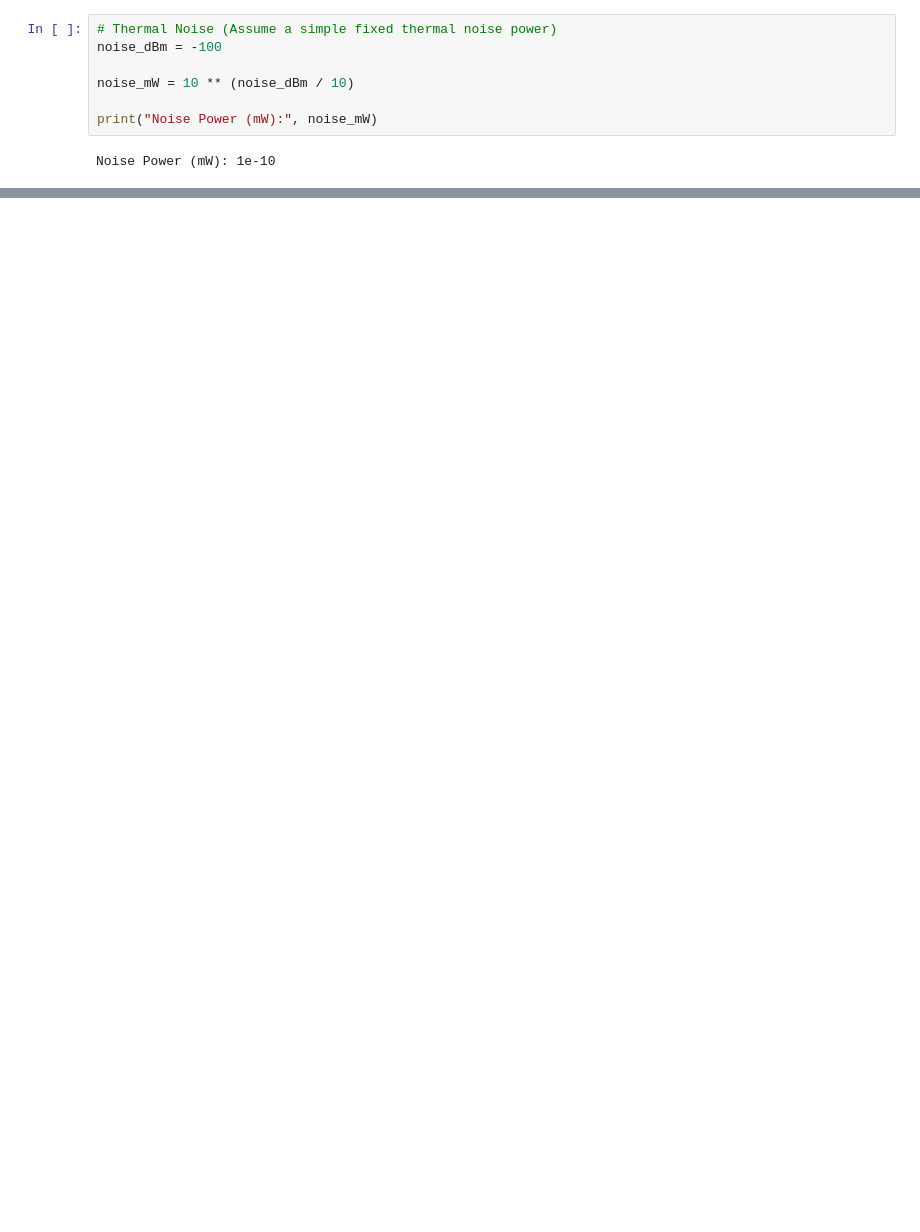
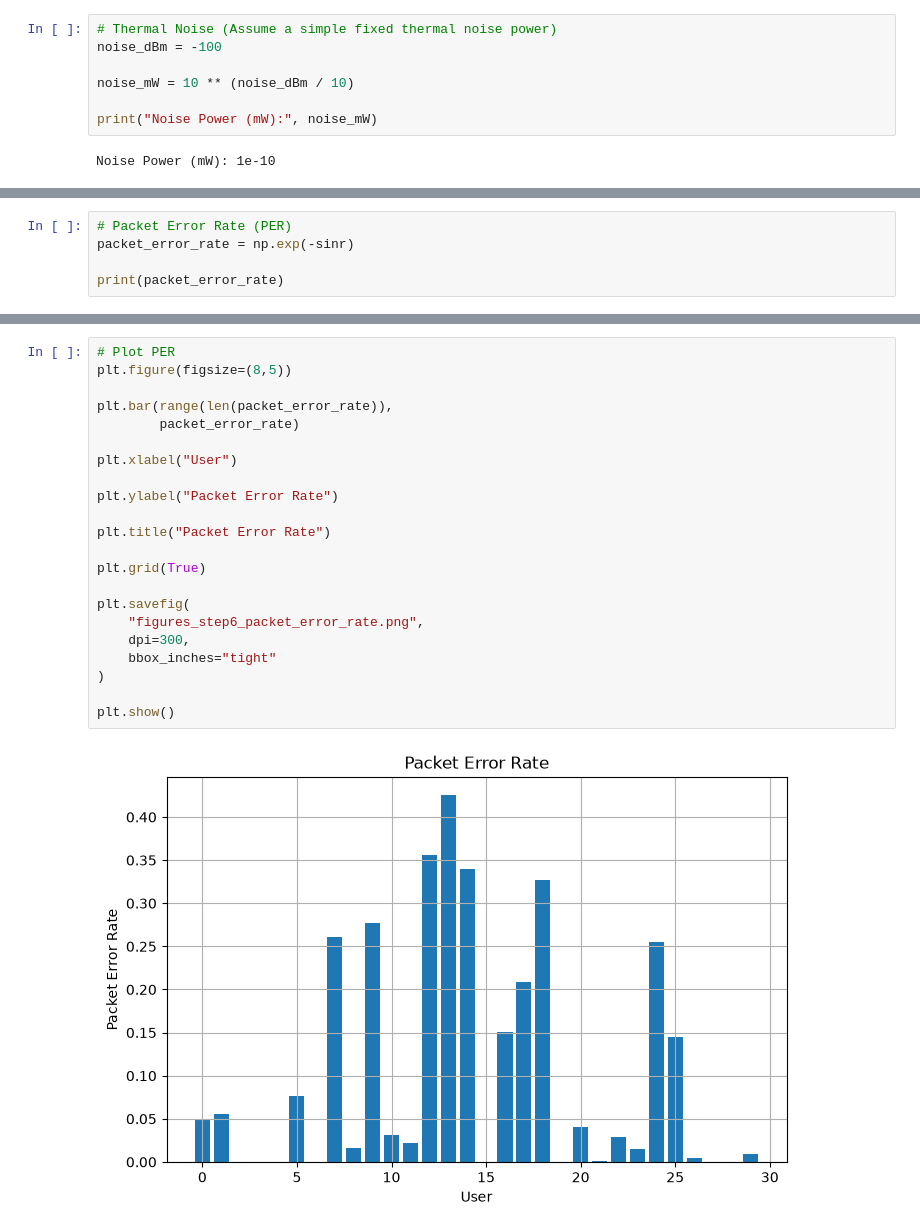
Before and after one commit to Chathuranga630/sionna, a Jupyter notebook: Spoofed_Traffic.ipynb, the cells around one changed output, grey strips where cells are left out. Cells and saved outputs as stored; diff of their text form; blank space fills up the shorter version.

```diff
--- a/Spoofed_Traffic.ipynb
+++ b/Spoofed_Traffic.ipynb
@@ -717,0 +782,5 @@ print(results.head())
+# %%
+# Packet Error Rate (PER)
+packet_error_rate = np.exp(-sinr)
+
+print(packet_error_rate)
@@ -717,0 +796,24 @@ print(results.head())
+# %%
+# Plot PER
+plt.figure(figsize=(8,5))
+
+plt.bar(range(len(packet_error_rate)),
+        packet_error_rate)
+
+plt.xlabel("User")
+
+plt.ylabel("Packet Error Rate")
+
+plt.title("Packet Error Rate")
+
+plt.grid(True)
+
+plt.savefig(
+    "figures_step6_packet_error_rate.png",
+    dpi=300,
+    bbox_inches="tight"
+)
+
+plt.show()
+# %% [output]
+[figure, added]
```
Also changed, not shown: parts of 30 cells of this notebook.
